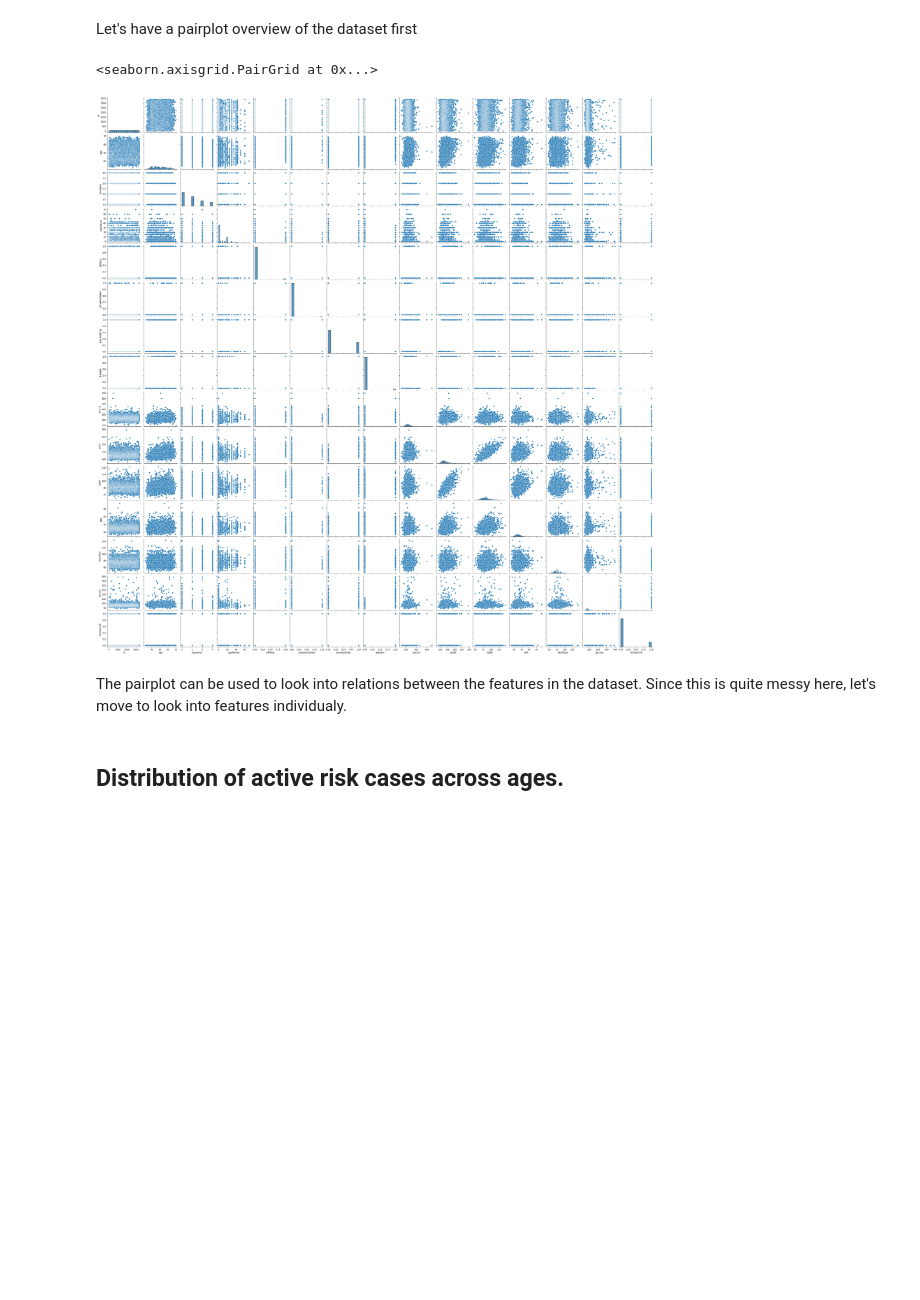
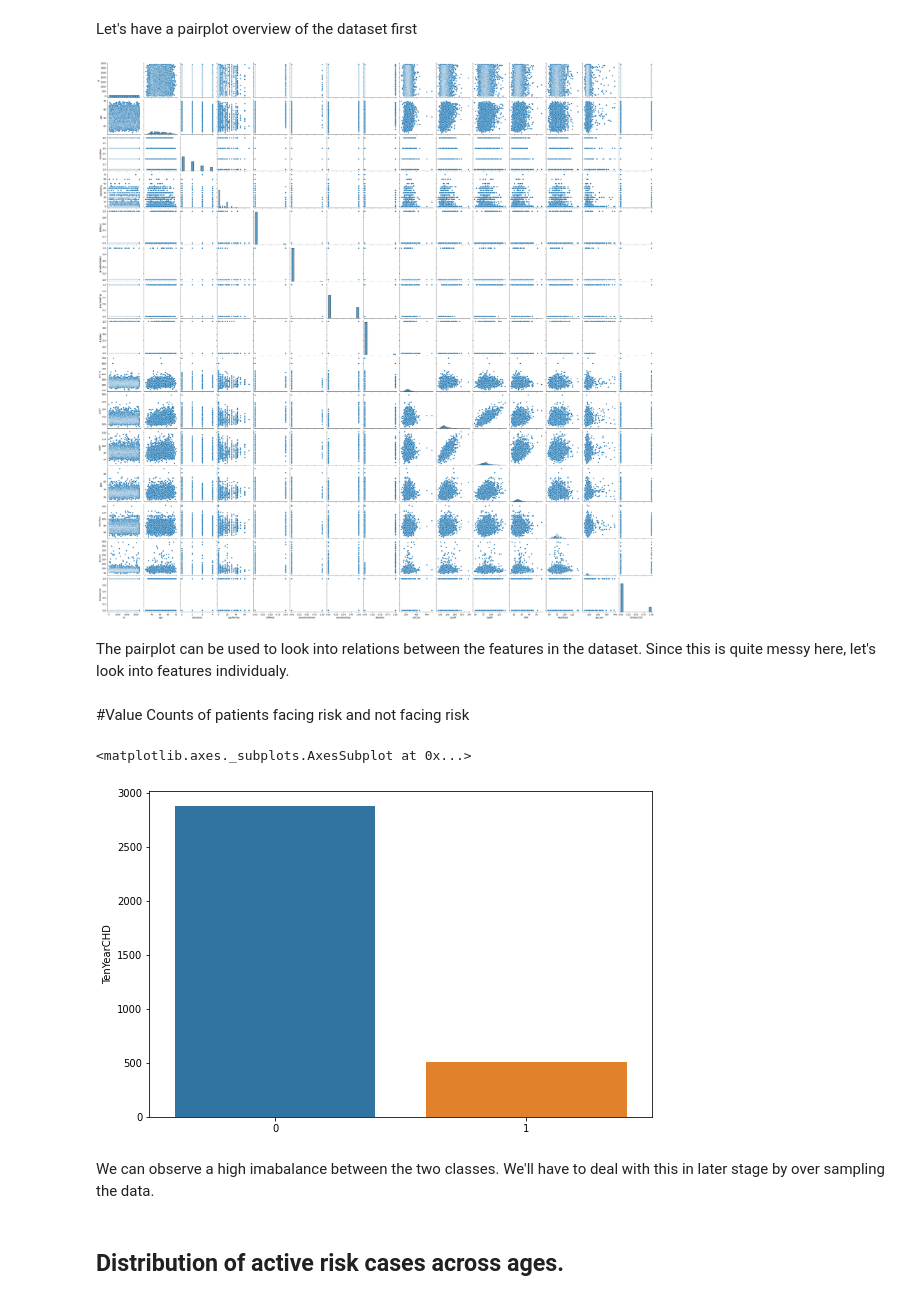
Before and after one commit to cpvivek/Coronary-Heart-Disease-Risk-Prediction, a Jupyter notebook: Capstone_Project_ML_Classification_Cardiovascular_Disease_Risk.ipynb, the cells around one changed output. Cells and saved outputs as stored; diff of their text form; code cells hidden in the pictures; blank space fills up the shorter version.

```diff
--- a/Capstone_Project_ML_Classification_Cardiovascular_Disease_Risk.ipynb
+++ b/Capstone_Project_ML_Classification_Cardiovascular_Disease_Risk.ipynb
@@ -136,7 +137,7 @@ beats/min. Null values to be replaced by median.
 
 7. glucose: Continuous variable indicating Casual serum glucose (mg/dL). Null values to be replaced by median.
 # %%
-df['education'].fillna(df.education.mode(),inplace=True)
+df['education'].fillna(1,inplace=True)
 df['cigsPerDay'].fillna(df.cigsPerDay.median(),inplace=True)
 df['BPMeds'].fillna(0,inplace=True)
 df['totChol'].fillna(df.totChol.median(),inplace=True)
@@ -172,12 +193,23 @@ Let's dive deep into the dataset to gain better understanding.
 Let's have a pairplot overview of the dataset first
 # %%
 sns.pairplot(df)
+plt.show()
 # %% [output]
-<seaborn.axisgrid.PairGrid at 0x...>
 [figure]
 # %% [markdown]
 The pairplot can be used to look into relations between the features in the dataset.
-Since this is quite messy here, let's move to look into features individualy.
+Since this is quite messy here, let's look into features individualy.
+# %% [markdown]
+#Value Counts of patients facing risk and not facing risk
+# %%
+risk_count=df['TenYearCHD'].value_counts().reset_index()
+plt.figure(figsize=(9,6))
+sns.barplot(x=risk_count.index,y=risk_count.TenYearCHD)
+# %% [output]
+<matplotlib.axes._subplots.AxesSubplot at 0x...>
+[figure, added]
+# %% [markdown]
+We can observe a high imabalance between the two classes. We'll have to deal with this in later stage by over sampling the data.
 # %% [markdown]
 ## Distribution of active risk cases across ages.
 # %%
```
Also changed, not shown: parts of 92 cells of this notebook.
